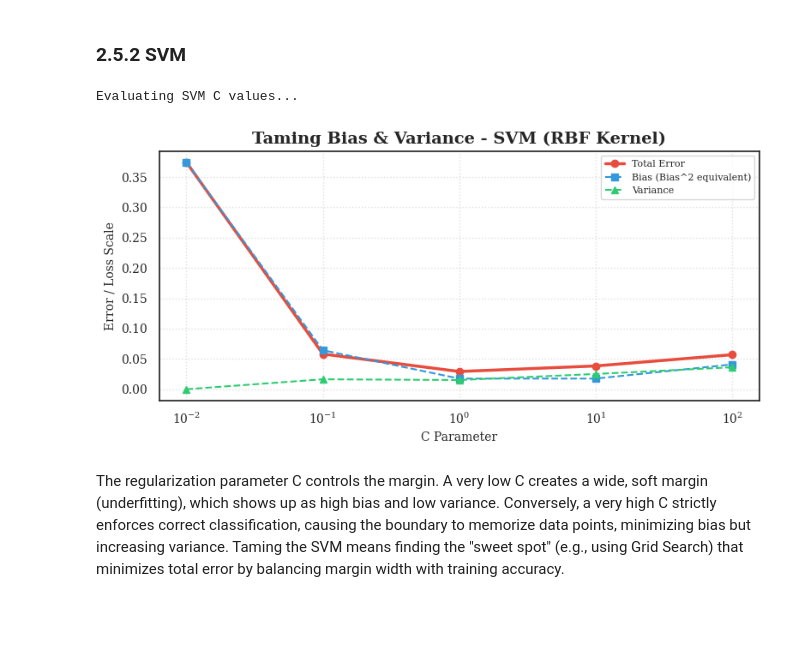
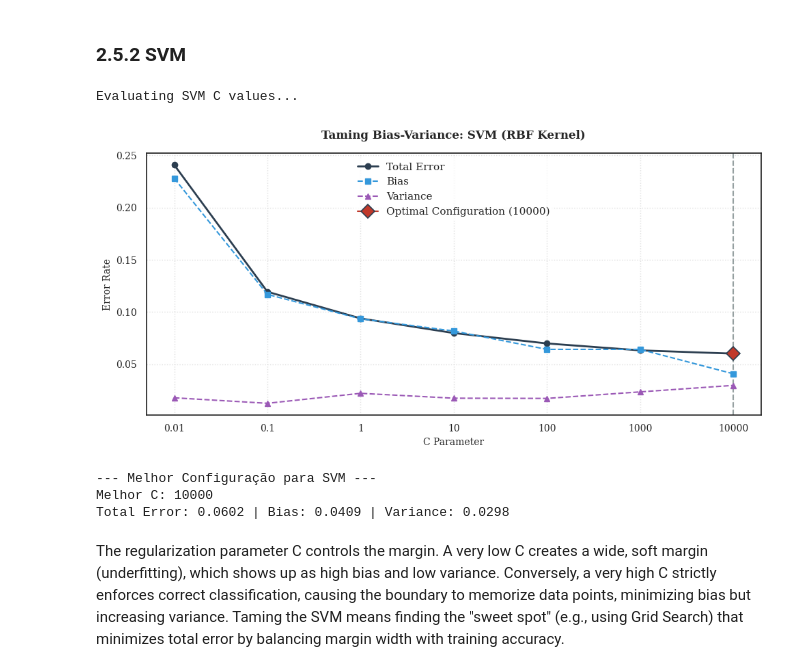
Before and after one commit to Mathis1311/Machine-Learning-project, a Jupyter notebook: project copy.ipynb, the cells around one changed output. Drawn from its saved outputs; the diff is of its cells as text; code cells hidden in the pictures; blank space fills up the shorter version.

```diff
--- a/project copy.ipynb
+++ b/project copy.ipynb
@@ -188,5 +190,7 @@ def plot_class_distribution(y):
     plt.show()
 
 # --- Run the Bar Plot using your y_train target variable ---
-plot_class_distribution(y_train)
+raw_data = load_breast_cancer()
+y = raw_data.target
+plot_class_distribution(y)
 # %% [output]
@@ -576,29 +638,50 @@ The plot demonstrates the classic bias-variance trade-off. As max_depth increase
 # %%
 def tame_svm(X_train, X_test, y_train, y_test):
     """
     Evaluates an RBF SVM by varying the regularization parameter 'C'.
     """
     # Test C values on a logarithmic scale
-    c_values = [0.01, 0.1, 1, 10, 100]
+    c_values = [0.01, 0.1, 1, 10, 100, 1000, 10000]
     total_errors, biases, variances = [], [], []
 
     print("Evaluating SVM C values...")
     for c in c_values:
         model = SVC(C=c, kernel='rbf', random_state=42)
         err, b, v = bias_variance_decomposition(model, X_train, X_test, y_train, y_test, n_bootstraps=30)
 
         total_errors.append(err)
         biases.append(b)
         variances.append(v)
 
-    # Plot the results using a log scale on the X axis
-    plot_taming_curves(c_values, total_errors, biases, variances, 'C Parameter', 'SVM (RBF Kernel)', log_scale=True)
+   # Extract and return the most promising point
+    best_idx = np.argmin(total_errors)
+    best_c = c_values[best_idx]
+    best_error = total_errors[best_idx]
+    best_bias = biases[best_idx]
+    best_var = variances[best_idx]
+     # Plot the results using a log scale on the X axis
+    plot_taming_curves(c_values, total_errors, biases, variances, 'C Parameter', 'SVM (RBF Kernel)', log_scale=True,best_idx=best_idx)
 
-# Run the taming process for the SVM
-tame_svm(X_train_scaled, X_test_scaled, y_train, y_test)
+
+    print(f"--- Melhor Configuração para SVM ---")
+    print(f"Melhor C: {best_c}")
+    print(f"Total Error: {best_error:.4f} | Bias: {best_bias:.4f} | Variance: {best_var:.4f}")
+
+
+    return {
+        "Total Error": best_error,
+        "Bias": best_bias,
+        "Variance": best_var,
+        "Best Parameter": f"C={best_c}"
+    }
+
+final_optimized_metrics["SVM"] = tame_svm(X_train, X_test, y_train, y_test)
 # %% [output]
 Evaluating SVM C values...
-[figure, old version]
+[figure, new version]
+--- Melhor Configuração para SVM ---
+Melhor C: 10000
+Total Error: 0.0602 | Bias: 0.0409 | Variance: 0.0298
 # %% [markdown]
 The regularization parameter C controls the margin. A very low C creates a wide, soft margin (underfitting), which shows up as high bias and low variance. Conversely, a very high C strictly enforces correct classification, causing the boundary to memorize data points, minimizing bias but increasing variance. Taming the SVM means finding the "sweet spot" (e.g., using Grid Search) that minimizes total error by balancing margin width with training accuracy.
 # %% [markdown]
```
Also changed, not shown: parts of 17 cells of this notebook.
